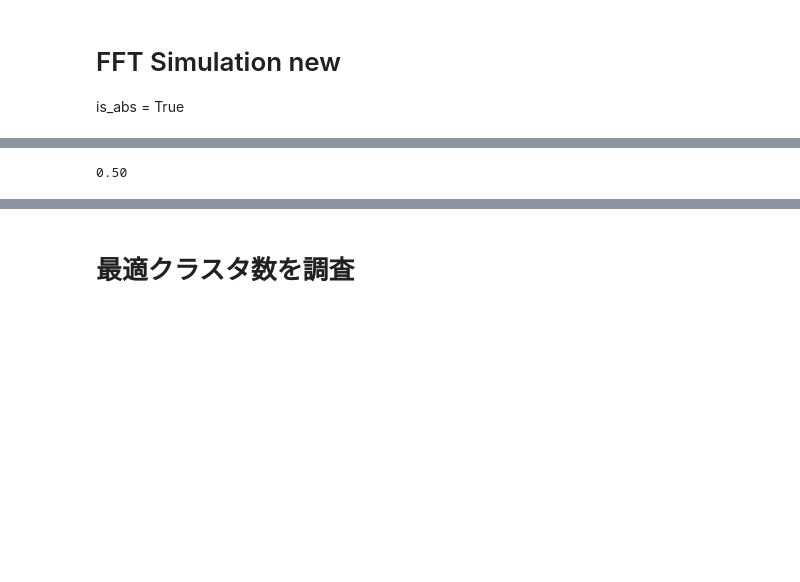
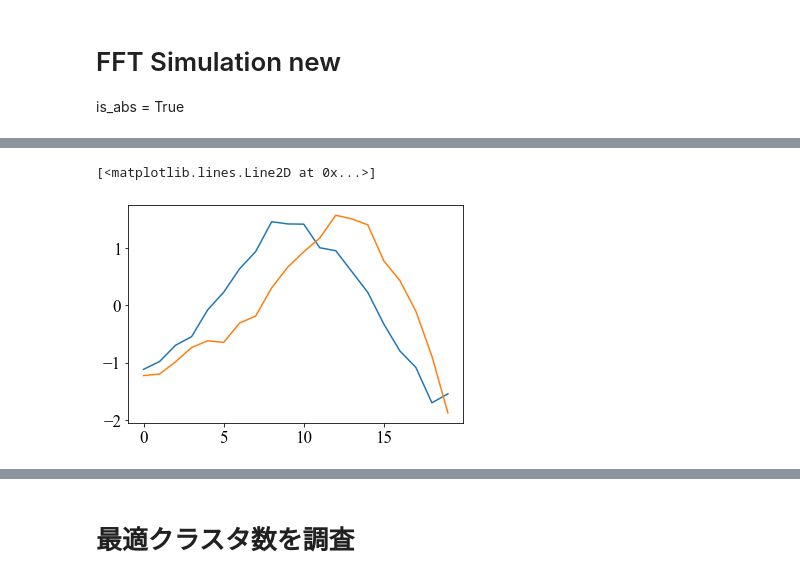
Before and after one commit to yodarjeering/New_XGB, a Jupyter notebook: ResearchFeature.ipynb, the cells around one changed output, grey strips where cells are left out. Saved outputs shown, nothing was run; the diff lists cells and outputs as text; code cells hidden in the pictures; blank space fills up the shorter version.

```diff
--- a/ResearchFeature.ipynb
+++ b/ResearchFeature.ipynb
@@ -212,4 +182,11 @@ class : 2
-# %%
-print('{:.2f}'.format(1/2))
-# %% [output]
-0.50
+# %%
+ex_good = wave_dict[1]
+# %%
+ex_bad = wave_dict[0]
+# %%
+plt.clf()
+plt.plot(ex_good)
+plt.plot(ex_bad)
+# %% [output]
+[<matplotlib.lines.Line2D at 0x...>]
+[figure, added]
```
Also changed, not shown: parts of 18 cells of this notebook.
